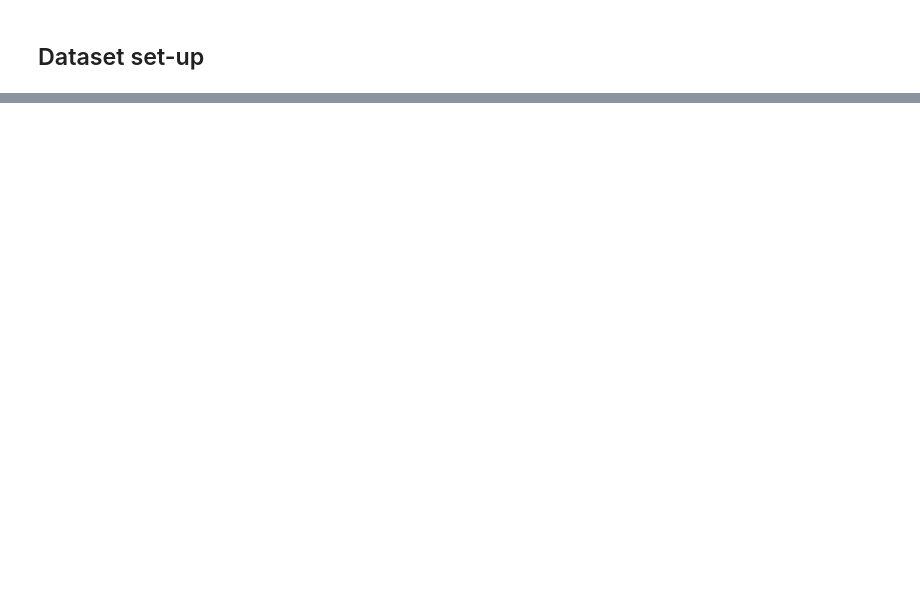
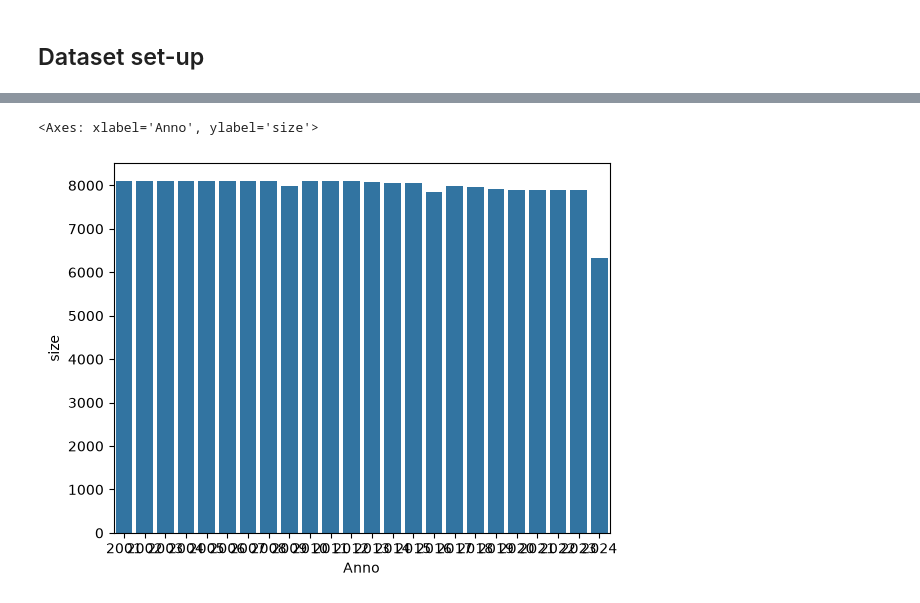
Before and after one commit to giuliocipone-lang/Boolean_capstone_project, a Jupyter notebook: EDA.ipynb, the cells around one changed output, grey strips where cells are left out. Saved outputs shown, nothing was run; the diff lists cells and outputs as text; code cells hidden in the pictures; blank space fills up the shorter version.

```diff
--- a/EDA.ipynb
+++ b/EDA.ipynb
@@ -69,3 +48,0 @@ sns.scatterplot(x='Popolazione', y='Incidentix1000abitanti', data=df)
-# %%
-df[df['Incidentix1000abitanti'] > 100]
-df = df[df['Codice Comune'] != 14001]
@@ -178,0 +58,6 @@ df_filtered.groupby('Codice Comune', as_index=False)[['Popolazione','Incidentix1
+# %%
+df.groupby('Anno', as_index=False).size()
+sns.barplot(x='Anno', y='size', data=df.groupby('Anno', as_index=False).size())
+# %% [output]
+<Axes: xlabel='Anno', ylabel='size'>
+[figure, added]
```
Also changed, not shown: parts of 40 cells of this notebook, 1 other file.
